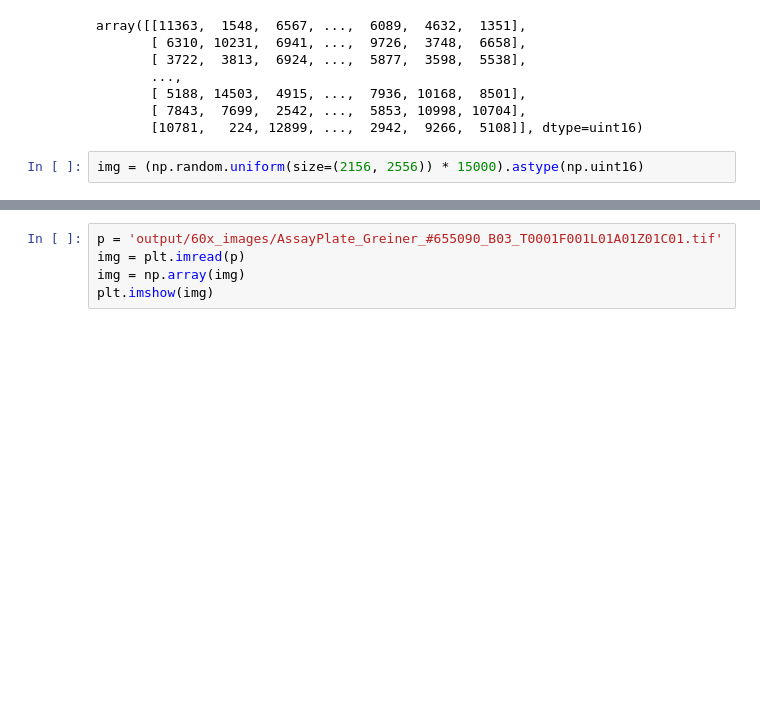
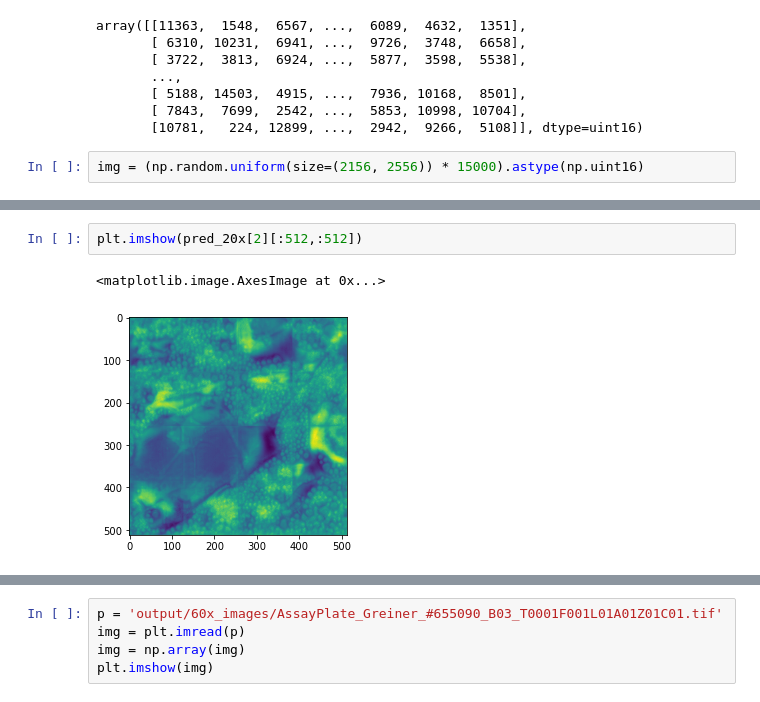
Before and after one commit to aidotse/Team-Yenomze, a Jupyter notebook: TestNotebook.ipynb, the cells around one changed output, grey strips where cells are left out. Saved outputs shown, nothing was run; the diff lists cells and outputs as text; blank space fills up the shorter version.

```diff
--- a/TestNotebook.ipynb
+++ b/TestNotebook.ipynb
@@ -329,0 +357,5 @@ img = (np.random.uniform(size=(2156, 2556)) * 15000).astype(np.uint16)
+# %%
+plt.imshow(pred_20x[2][:512,:512])
+# %% [output]
+<matplotlib.image.AxesImage at 0x...>
+[figure, added]
```
Also changed, not shown: parts of 21 cells of this notebook, 4 other files.
